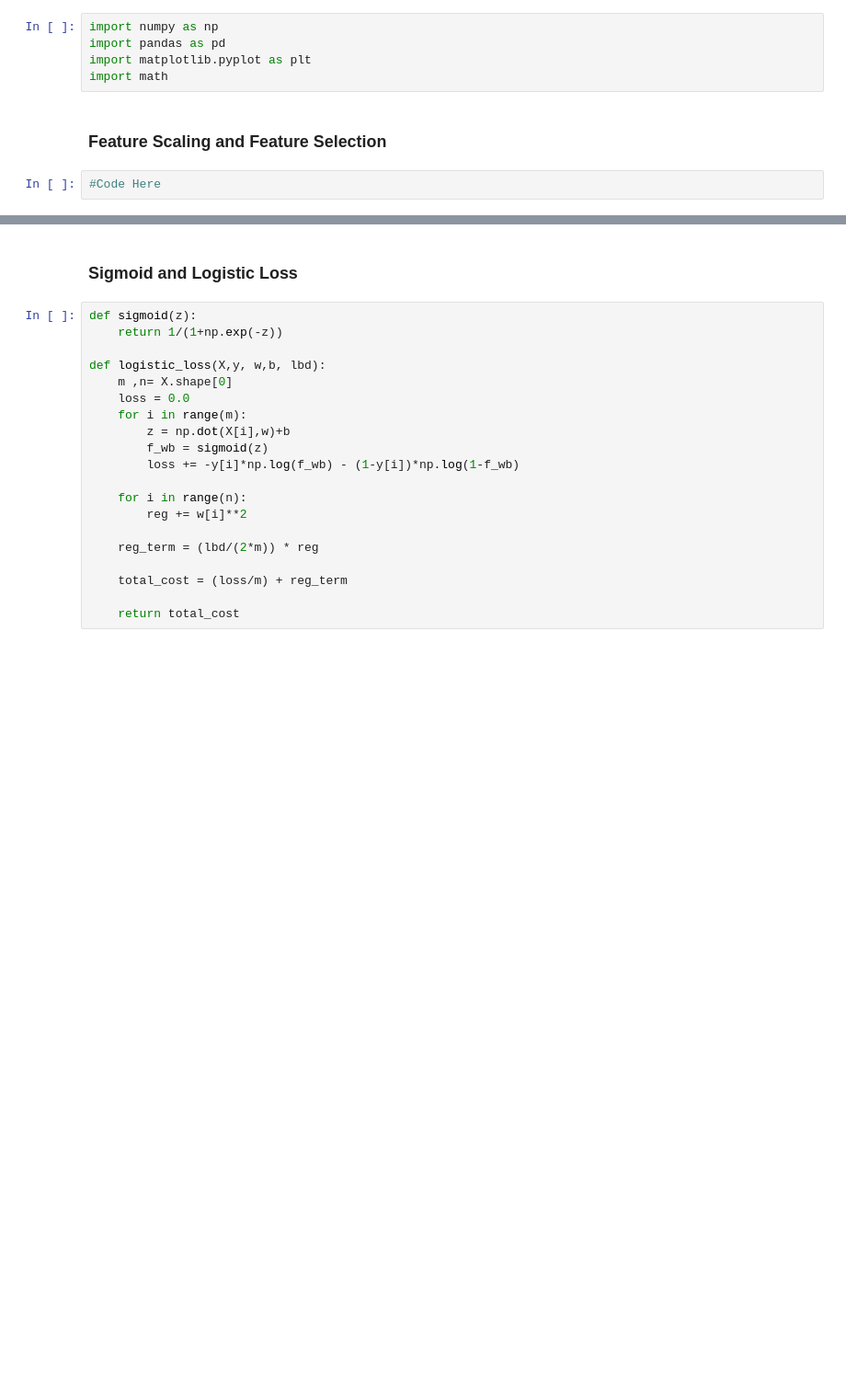
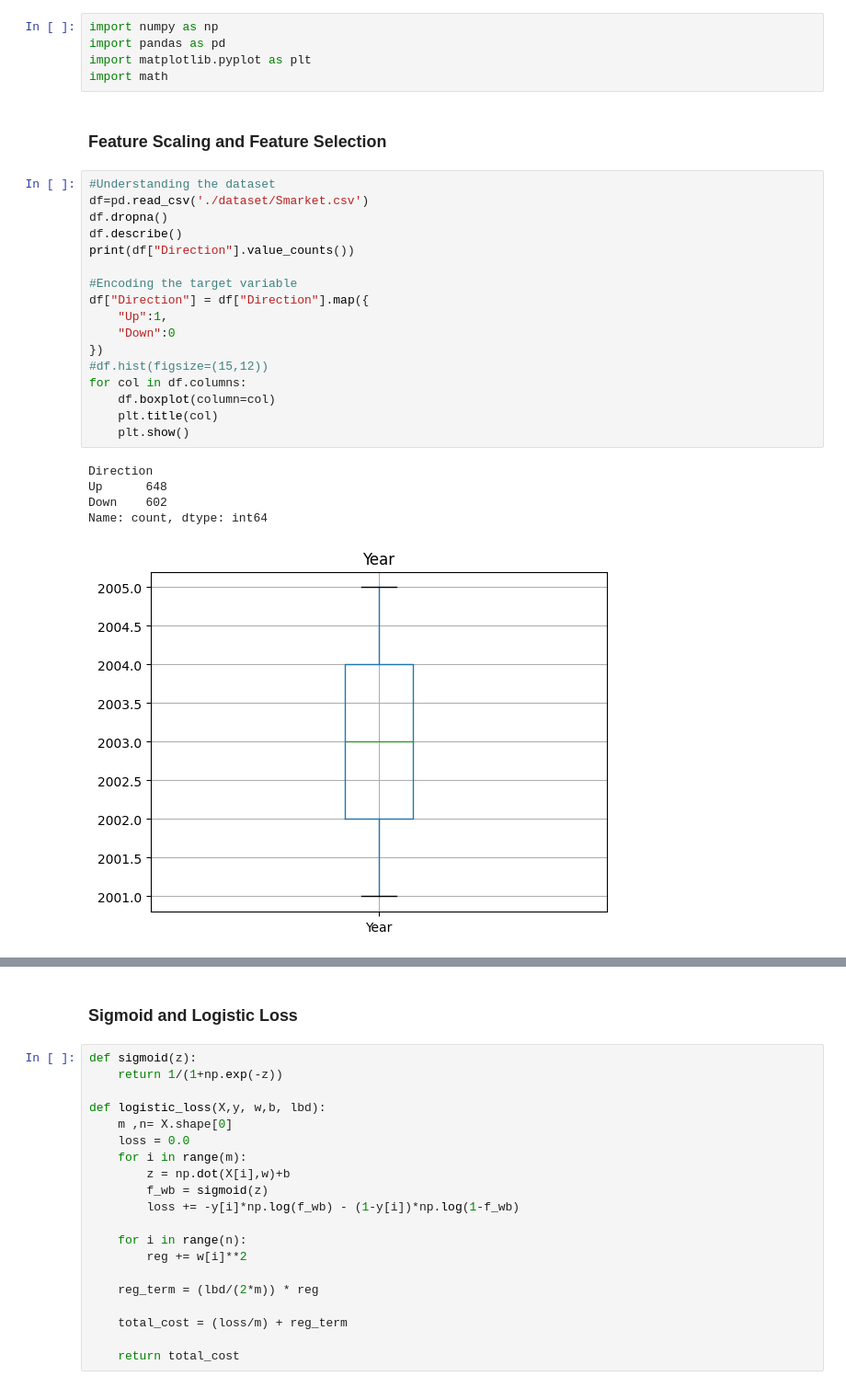
Before and after one commit to Hriddha/CSE445, a Jupyter notebook: Assignment_2/Asn2.ipynb, the cells around one changed output, grey strips where cells are left out. Shown at 92% size. Drawn from its saved outputs; the diff is of its cells as text; blank space fills up the shorter version.

```diff
--- a/Assignment_2/Asn2.ipynb
+++ b/Assignment_2/Asn2.ipynb
@@ -6,4 +6,25 @@ import math
 # %% [markdown]
 ### Feature Scaling and Feature Selection
 # %%
-#Code Here
+#Understanding the dataset
+df=pd.read_csv('./dataset/Smarket.csv')
+df.dropna()
+df.describe()
+print(df["Direction"].value_counts())
+
+#Encoding the target variable
+df["Direction"] = df["Direction"].map({
+    "Up":1,
+    "Down":0
+})
+#df.hist(figsize=(15,12))
+for col in df.columns:
+    df.boxplot(column=col)
+    plt.title(col)
+    plt.show()
+# %% [output]
+Direction
+Up      648
+Down    602
+Name: count, dtype: int64
+[figure, added]
```
Also changed, not shown: parts of 2 cells of this notebook.
